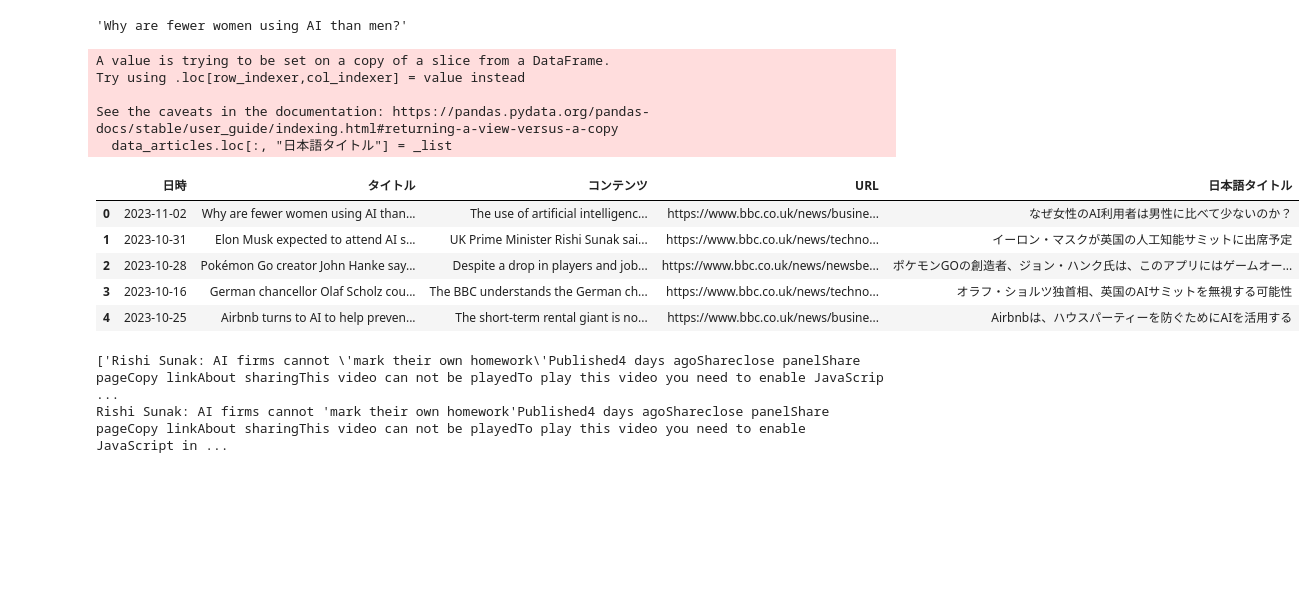
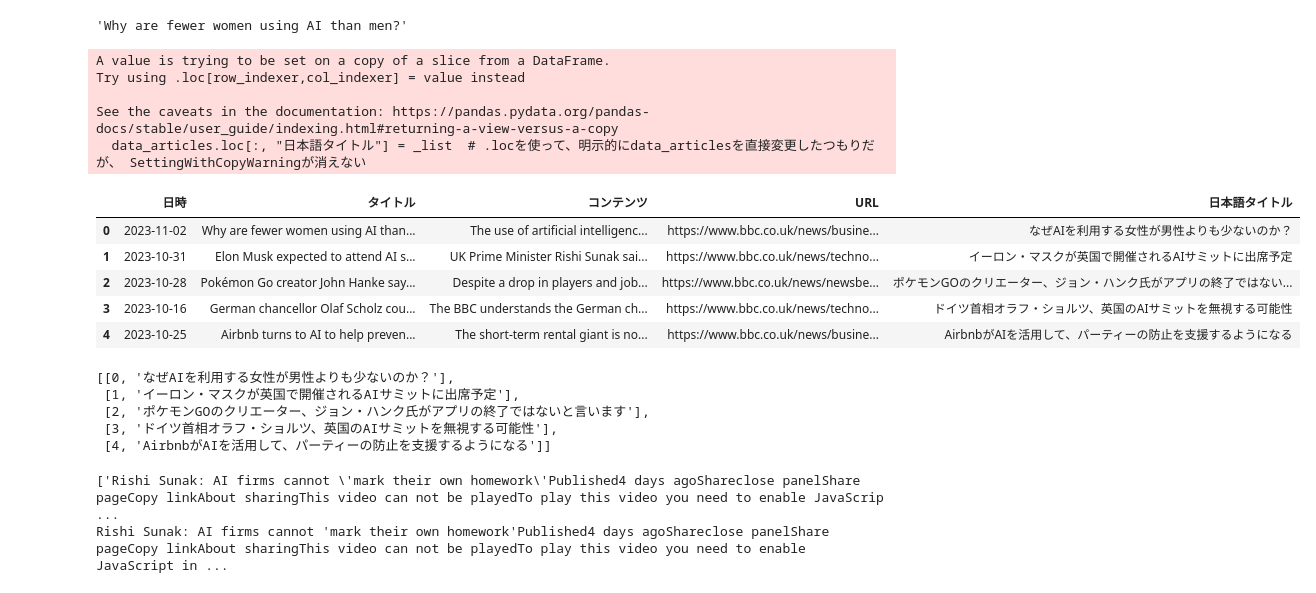
Before and after one commit to kayyuasa/newsapp, a Jupyter notebook: news_app.ipynb, the cells around one changed output. Cells and saved outputs as stored; diff of their text form; code cells hidden in the pictures; blank space fills up the shorter version.

```diff
--- a/news_app.ipynb
+++ b/news_app.ipynb
@@ -67,7 +67,7 @@ import openai
 
 openai.api_key = OPENAI_API_KEY
 
-def transrate_titl_to_japanese(content_text_to_gpt):
+def transrate_title_to_japanese(content_text_to_gpt):
     request_to_gpt = "以下の英語の記事のタイトルを日本語に翻訳してください" + content_text_to_gpt
 
     response = openai.ChatCompletion.create(
@@ -80,40 +80,56 @@ def transrate_titl_to_japanese(content_text_to_gpt):
     output_content = response.choices[0]["message"]["content"].strip()
     return output_content
 
 
 
 # "日本語タイトル"のコラムを新規に作成して追加
 def add_japanese_column(data_articles):
 
     _list = []
     for i in range(len(data_articles)):
         # タイトルを日本語に翻訳
-        output_japanese_title = transrate_titl_to_japanese(data_articles["タイトル"][i])
+        output_japanese_title = transrate_title_to_japanese(data_articles["タイトル"][i])
         # 翻訳されたタイトルをリストに追加
         _list.append(output_japanese_title)
 
     # "日本語タイトル"を新規に作成してリストを入れる
     data_articles.loc[:, "日本語タイトル"] = _list  # .locを使って、明示的にdata_articlesを直接変更したつもりだが、 SettingWithCopyWarningが消えない
 
     return data_articles
 
 
 # お試しで始めの5行だけ実施
 test_data_articles = data_articles.head(5)
 
 add_japanese_column(test_data_articles)
 # %% [output]
 A value is trying to be set on a copy of a slice from a DataFrame.
 Try using .loc[row_indexer,col_indexer] = value instead
 
 See the caveats in the documentation: https://pandas.pydata.org/pandas-docs/stable/user_guide/indexing.html#returning-a-view-versus-a-copy
-  data_articles.loc[:, "日本語タイトル"] = _list
+  data_articles.loc[:, "日本語タイトル"] = _list  # .locを使って、明示的にdata_articlesを直接変更したつもりだが、 SettingWithCopyWarningが消えない
 |  | 日時 | タイトル | コンテンツ | URL | 日本語タイトル |
-| 0 | 2023-11-02 | Why are fewer women using AI than... | The use of artificial intelligenc... | https://www.bbc.co.uk/news/busine... | なぜ女性のAI利用者は男性に比べて少ないのか？ |
-| 1 | 2023-10-31 | Elon Musk expected to attend AI s... | UK Prime Minister Rishi Sunak sai... | https://www.bbc.co.uk/news/techno... | イーロン・マスクが英国の人工知能サミットに出席予定 |
-| 2 | 2023-10-28 | Pokémon Go creator John Hanke say... | Despite a drop in players and job... | https://www.bbc.co.uk/news/newsbe... | ポケモンGOの創造者、ジョン・ハンク氏は、このアプリにはゲームオー... |
-| 3 | 2023-10-16 | German chancellor Olaf Scholz cou... | The BBC understands the German ch... | https://www.bbc.co.uk/news/techno... | オラフ・ショルツ独首相、英国のAIサミットを無視する可能性 |
-| 4 | 2023-10-25 | Airbnb turns to AI to help preven... | The short-term rental giant is no... | https://www.bbc.co.uk/news/busine... | Airbnbは、ハウスパーティーを防ぐためにAIを活用する |
+| 0 | 2023-11-02 | Why are fewer women using AI than... | The use of artificial intelligenc... | https://www.bbc.co.uk/news/busine... | なぜAIを利用する女性が男性よりも少ないのか？ |
+| 1 | 2023-10-31 | Elon Musk expected to attend AI s... | UK Prime Minister Rishi Sunak sai... | https://www.bbc.co.uk/news/techno... | イーロン・マスクが英国で開催されるAIサミットに出席予定 |
+| 2 | 2023-10-28 | Pokémon Go creator John Hanke say... | Despite a drop in players and job... | https://www.bbc.co.uk/news/newsbe... | ポケモンGOのクリエーター、ジョン・ハンク氏がアプリの終了ではない... |
+| 3 | 2023-10-16 | German chancellor Olaf Scholz cou... | The BBC understands the German ch... | https://www.bbc.co.uk/news/techno... | ドイツ首相オラフ・ショルツ、英国のAIサミットを無視する可能性 |
+| 4 | 2023-10-25 | Airbnb turns to AI to help preven... | The short-term rental giant is no... | https://www.bbc.co.uk/news/busine... | AirbnbがAIを活用して、パーティーの防止を支援するようになる |
+# %%
+# 指定した日本語タイトルを選択する部分を作りたい
+
+_list = []
+for index, value in enumerate(test_data_articles["日本語タイトル"]):
+    _list.append([index, value])
+
+_list
+
+# indexと日本語タイトルをセットにしておけば、indexと使ってURLを抽出できるはず
+# %% [output]
+[[0, 'なぜAIを利用する女性が男性よりも少ないのか？'],
+ [1, 'イーロン・マスクが英国で開催されるAIサミットに出席予定'],
+ [2, 'ポケモンGOのクリエーター、ジョン・ハンク氏がアプリの終了ではないと言います'],
+ [3, 'ドイツ首相オラフ・ショルツ、英国のAIサミットを無視する可能性'],
+ [4, 'AirbnbがAIを活用して、パーティーの防止を支援するようになる']]
 # %%
 #BeautifulSoupのインストール
 import requests
```
Also changed, not shown: 1 other file.
